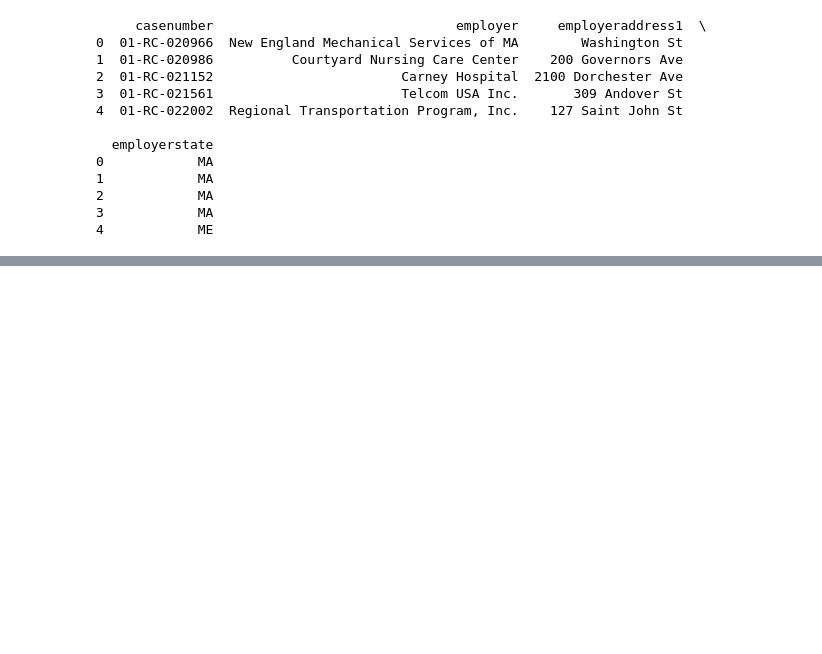
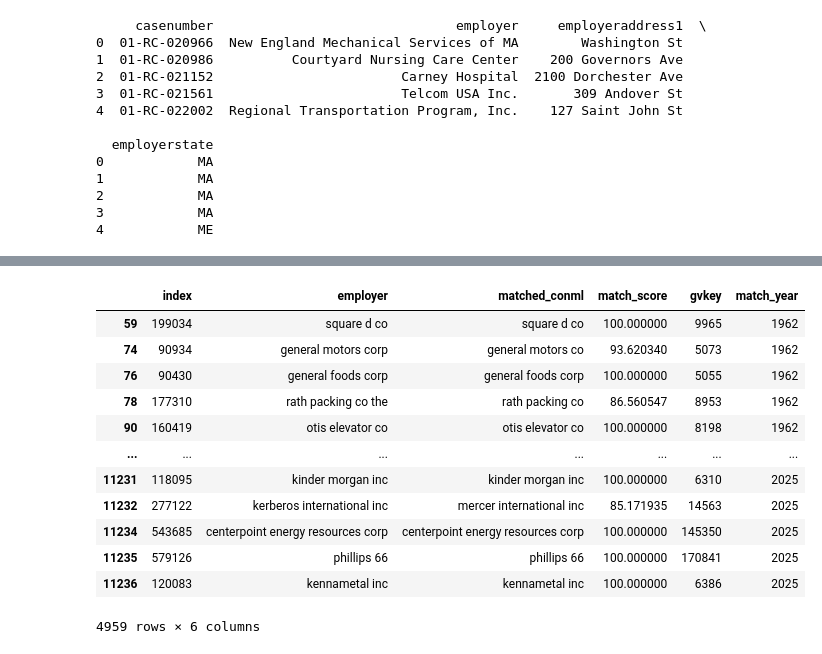
Before and after one commit to wangyouan/glassdoor-server, a Jupyter notebook: JupyterLabs/OrganizeUnionElectionData.ipynb, the cells around one changed output, grey strips where cells are left out. Drawn from its saved outputs; the diff is of its cells as text; code cells hidden in the pictures; blank space fills up the shorter version.

```diff
--- a/JupyterLabs/OrganizeUnionElectionData.ipynb
+++ b/JupyterLabs/OrganizeUnionElectionData.ipynb
@@ -180,0 +476,16 @@ merged_df.to_pickle(os.path.join(const.TEMP_PATH, '1994_2025_union_election_info
+# %%
+match_df[match_df['employer'].duplicated()]
+# %% [output]
+|  | index | employer | matched_conml | match_score | gvkey | match_year |
+| 59 | 199034 | square d co | square d co | 100.000000 | 9965 | 1962 |
+| 74 | 90934 | general motors corp | general motors co | 93.620340 | 5073 | 1962 |
+| 76 | 90430 | general foods corp | general foods corp | 100.000000 | 5055 | 1962 |
+| 78 | 177310 | rath packing co the | rath packing co | 86.560547 | 8953 | 1962 |
+| 90 | 160419 | otis elevator co | otis elevator co | 100.000000 | 8198 | 1962 |
+| ... | ... | ... | ... | ... | ... | ... |
+| 11231 | 118095 | kinder morgan inc | kinder morgan inc | 100.000000 | 6310 | 2025 |
+| 11232 | 277122 | kerberos international inc | mercer international inc | 85.171935 | 14563 | 2025 |
+| 11234 | 543685 | centerpoint energy resources corp | centerpoint energy resources corp | 100.000000 | 145350 | 2025 |
+| 11235 | 579126 | phillips 66 | phillips 66 | 100.000000 | 170841 | 2025 |
+| 11236 | 120083 | kennametal inc | kennametal inc | 100.000000 | 6386 | 2025 |
+4959 rows × 6 columns
```
Also changed, not shown: parts of 23 cells of this notebook, 1 other file.
